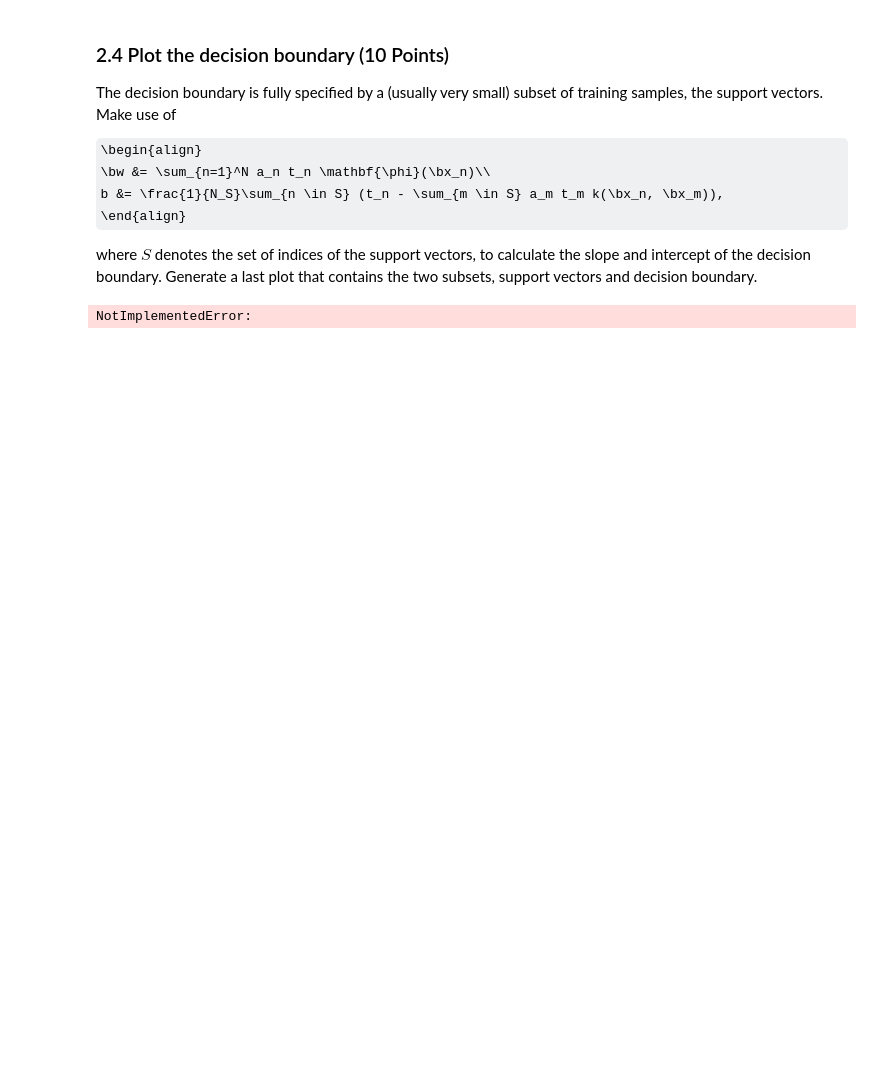
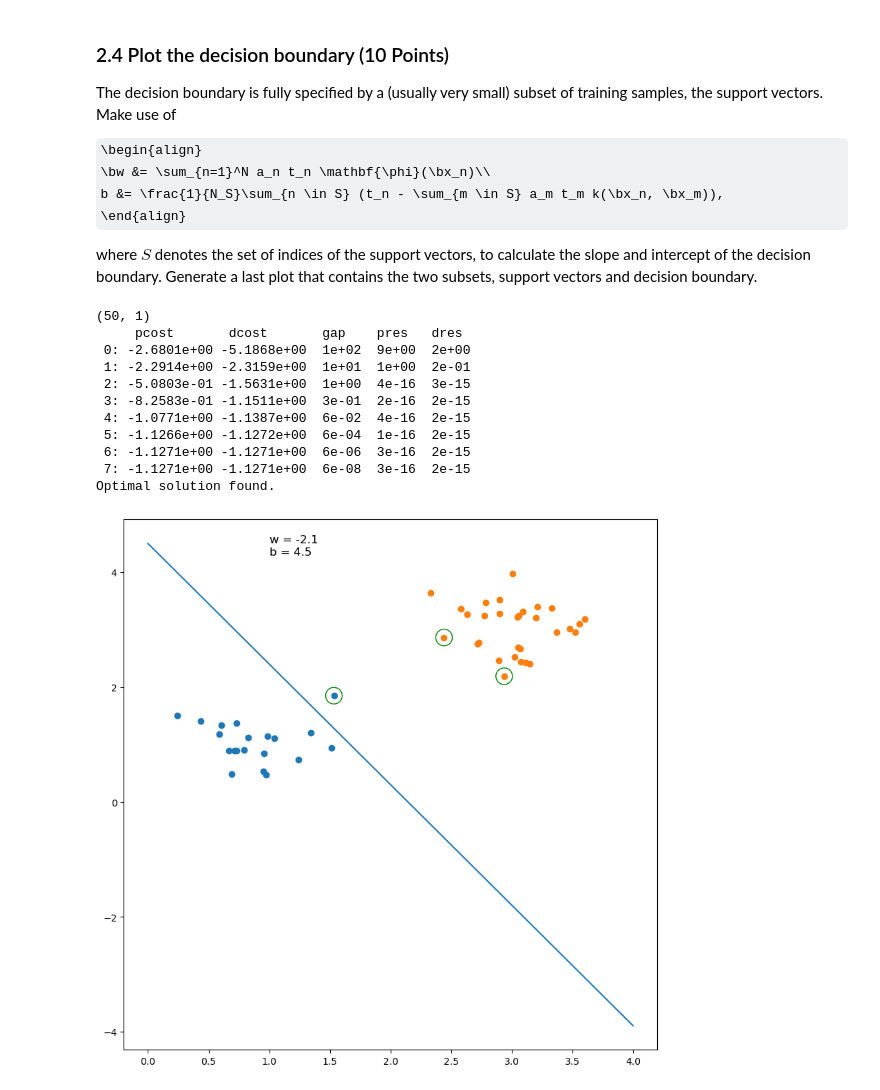
Before and after one commit to sanderbroos/MachineLearning1, a Jupyter notebook: Lab2/Lab2.ipynb, the cells around one changed output. Cells and saved outputs as stored; diff of their text form; code cells hidden in the pictures; some formulas as TeX source; blank space fills up the shorter version.

```diff
--- a/Lab2/Lab2.ipynb
+++ b/Lab2/Lab2.ipynb
@@ -605,8 +602,68 @@ b &= \frac{1}{N_S}\sum_{n \in S} (t_n - \sum_{m \in S} a_m t_m k(\bx_n, \bx_m)),
 \end{align}
 
 where $S$ denotes the set of indices of the support vectors, to calculate the slope and intercept of the decision boundary. Generate a last plot that contains the two subsets, support vectors and decision boundary.
-# %%
-# YOUR CODE HERE
-raise NotImplementedError()
-# %% [output]
-NotImplementedError:
+# %%
+X1, X2 = generate_lin_sep([[0.15, 0],[0, 0.15]], [[0.15, 0],[0, 0.15]])
+Y1 = np.ones((X1.shape[0],1))
+Y2 = - np.ones((X2.shape[0],1))
+
+X = np.vstack((X1, X2))
+Y = np.vstack((Y1, Y2))
+
+K = computeK(X)
+
+a = compute_multipliers(X, Y)
+# To find b, first find a support vector whose a_n will be > 0
+thresh = 10**(-6)
+S = np.where(a > thresh)[0]
+
+
+w_list = []
+for n in np.arange(len(X)):
+    w_list.append( a[n] * Y[n] * X[n])
+
+w = np.sum(w_list)
+
+
+b1_list = []
+
+for n in S:
+    b2_list = []
+    for m in S:
+        b2_list.append(a[m] * Y[m] * K[n, m])
+
+    sum_b2 = np.sum(b2_list)
+    b1_list.append(Y[n] - sum_b2)
+
+b = (1 / len(S)) * np.sum(b1_list)
+
+plt.figure(figsize=(10,10))
+
+plt.scatter(X1[:, 0], X1[:, 1])
+plt.scatter(X2[:, 0], X2[:, 1])
+plt.scatter(X[S, 0], X[S, 1], s=300, facecolors='none', edgecolors='green')
+
+x = np.linspace(0, 4, 4)
+
+y = w * x + b
+
+plt.text(1, b - 0.2, 'w = '+str(np.round(w, 2))+"\nb = "+str(np.round(b, 2)), fontsize=12)
+
+plt.plot(x, y)
+
+
+
+plt.show()
+# %% [output]
+(50, 1)
+     pcost       dcost       gap    pres   dres
+ 0: -2.6801e+00 -5.1868e+00  1e+02  9e+00  2e+00
+ 1: -2.2914e+00 -2.3159e+00  1e+01  1e+00  2e-01
+ 2: -5.0803e-01 -1.5631e+00  1e+00  4e-16  3e-15
+ 3: -8.2583e-01 -1.1511e+00  3e-01  2e-16  2e-15
+ 4: -1.0771e+00 -1.1387e+00  6e-02  4e-16  2e-15
+ 5: -1.1266e+00 -1.1272e+00  6e-04  1e-16  2e-15
+ 6: -1.1271e+00 -1.1271e+00  6e-06  3e-16  2e-15
+ 7: -1.1271e+00 -1.1271e+00  6e-08  3e-16  2e-15
+Optimal solution found.
+[figure, added]
```
Also changed, not shown: parts of 8 cells of this notebook.
